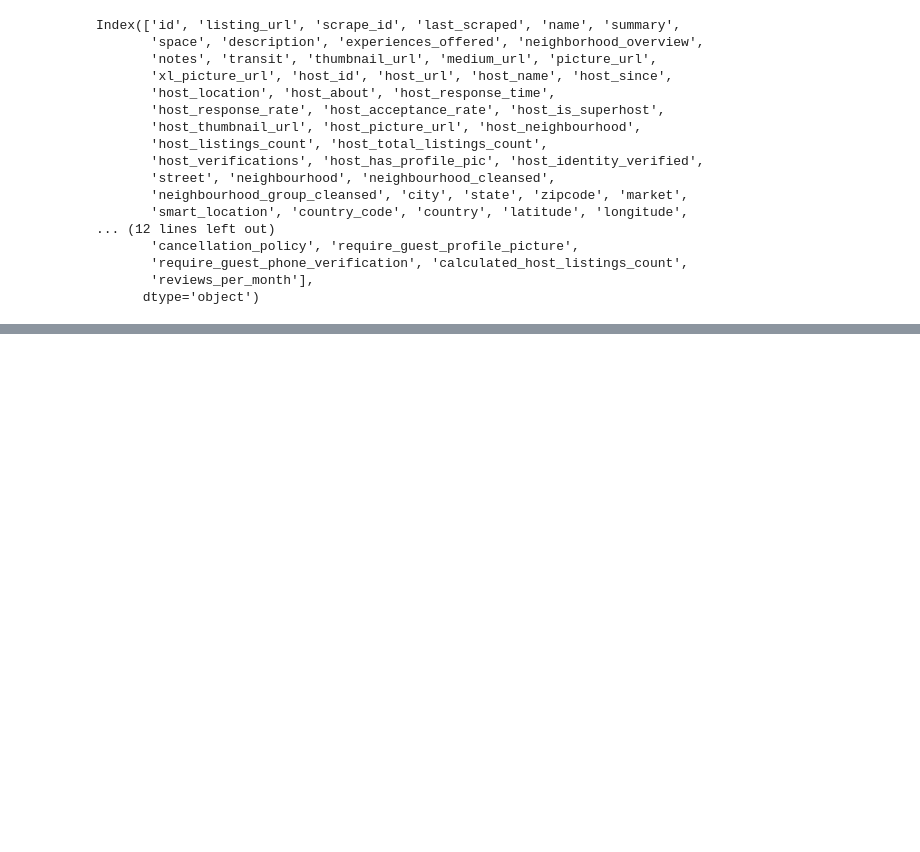
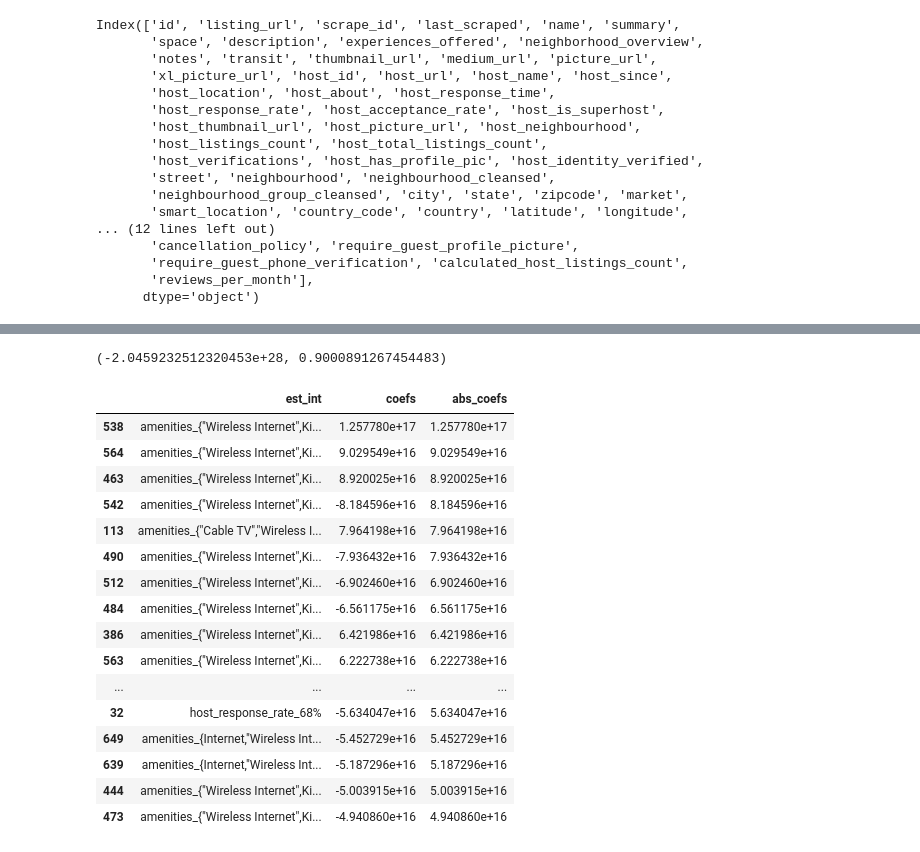
Before and after one commit to IMSweeney/Udacity_AirBnB_Analysis, a Jupyter notebook: analysis.ipynb, the cells around one changed output, grey strips where cells are left out. Cells and saved outputs as stored; diff of their text form; code cells hidden in the pictures; blank space fills up the shorter version.

Commit message:
cleaning data (removing useless columns). Also added the get coeffs function from course.

```diff
--- a/analysis.ipynb
+++ b/analysis.ipynb
@@ -143,0 +178,47 @@ test_score, train_score, lm_model, X_train, X_test, y_train, y_test = clean_fit_
+# %%
+test_score, train_score
+# %% [output]
+(-2.0459232512320453e+28, 0.9000891267454483)
+# %%
+def coef_weights(coefficients, X_train):
+    '''
+    INPUT:
+    coefficients - the coefficients of the linear model
+    X_train - the training data, so the column names can be used
+    OUTPUT:
+    coefs_df - a dataframe holding the coefficient, estimate, and abs(estimate)
+
+    Provides a dataframe that can be used to understand the most influential coefficients
+    in a linear model by providing the coefficient estimates along with the name of the
+    variable attached to the coefficient.
+    '''
+    coefs_df = pd.DataFrame()
+    coefs_df['est_int'] = X_train.columns
+    coefs_df['coefs'] = lm_model.coef_
+    coefs_df['abs_coefs'] = np.abs(lm_model.coef_)
+    coefs_df = coefs_df.sort_values('abs_coefs', ascending=False)
+    return coefs_df
+
+#Use the function
+coef_df = coef_weights(lm_model.coef_, X_train)
+
+#A quick look at the top results
+coef_df.head(20)
+# %% [output]
+|  | est_int | coefs | abs_coefs |
+| 538 | amenities_{"Wireless Internet",Ki... | 1.257780e+17 | 1.257780e+17 |
+| 564 | amenities_{"Wireless Internet",Ki... | 9.029549e+16 | 9.029549e+16 |
+| 463 | amenities_{"Wireless Internet",Ki... | 8.920025e+16 | 8.920025e+16 |
+| 542 | amenities_{"Wireless Internet",Ki... | -8.184596e+16 | 8.184596e+16 |
+| 113 | amenities_{"Cable TV","Wireless I... | 7.964198e+16 | 7.964198e+16 |
+| 490 | amenities_{"Wireless Internet",Ki... | -7.936432e+16 | 7.936432e+16 |
+| 512 | amenities_{"Wireless Internet",Ki... | -6.902460e+16 | 6.902460e+16 |
+| 484 | amenities_{"Wireless Internet",Ki... | -6.561175e+16 | 6.561175e+16 |
+| 386 | amenities_{"Wireless Internet",Ki... | 6.421986e+16 | 6.421986e+16 |
+| 563 | amenities_{"Wireless Internet",Ki... | 6.222738e+16 | 6.222738e+16 |
+| ... | ... | ... | ... |
+| 32 | host_response_rate_68% | -5.634047e+16 | 5.634047e+16 |
+| 649 | amenities_{Internet,"Wireless Int... | -5.452729e+16 | 5.452729e+16 |
+| 639 | amenities_{Internet,"Wireless Int... | -5.187296e+16 | 5.187296e+16 |
+| 444 | amenities_{"Wireless Internet",Ki... | -5.003915e+16 | 5.003915e+16 |
+| 473 | amenities_{"Wireless Internet",Ki... | -4.940860e+16 | 4.940860e+16 |
```
Also changed, not shown: parts of 3 cells of this notebook.
